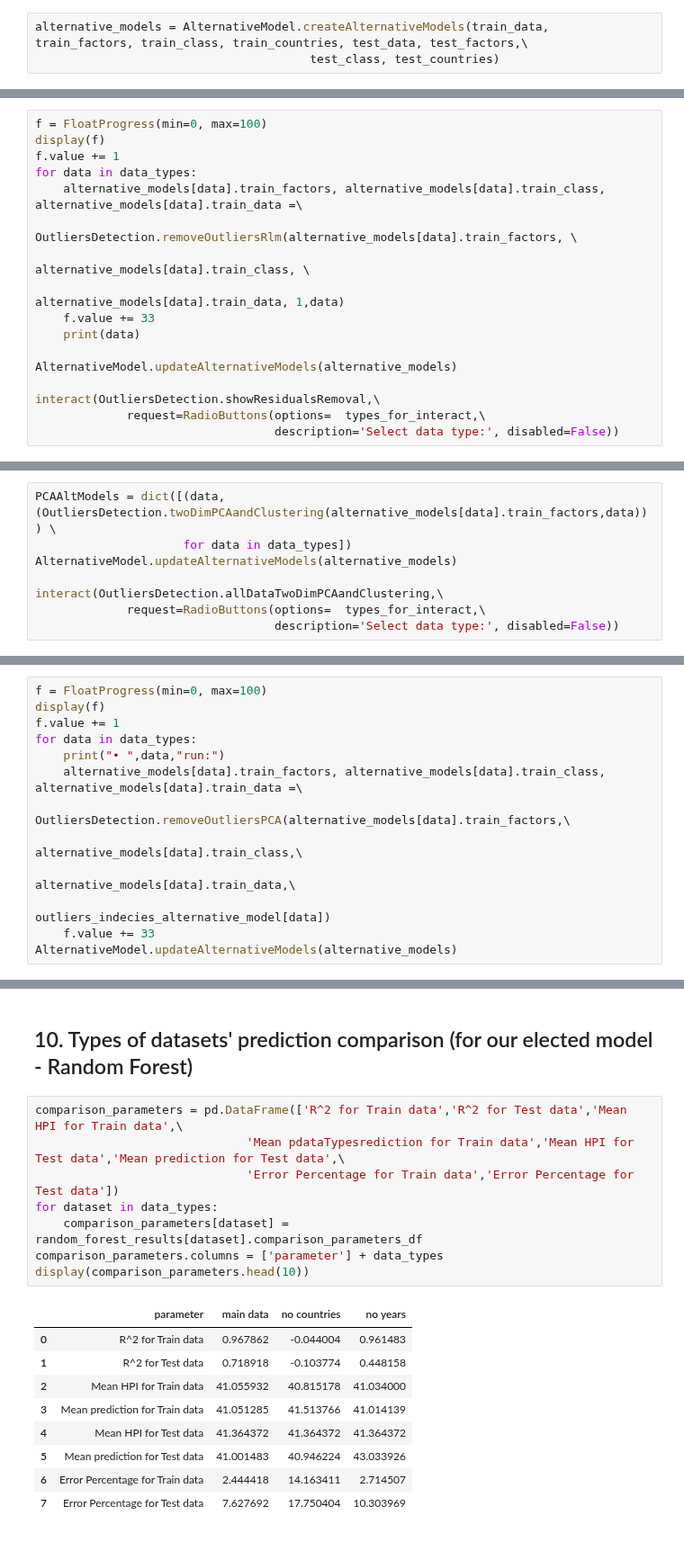
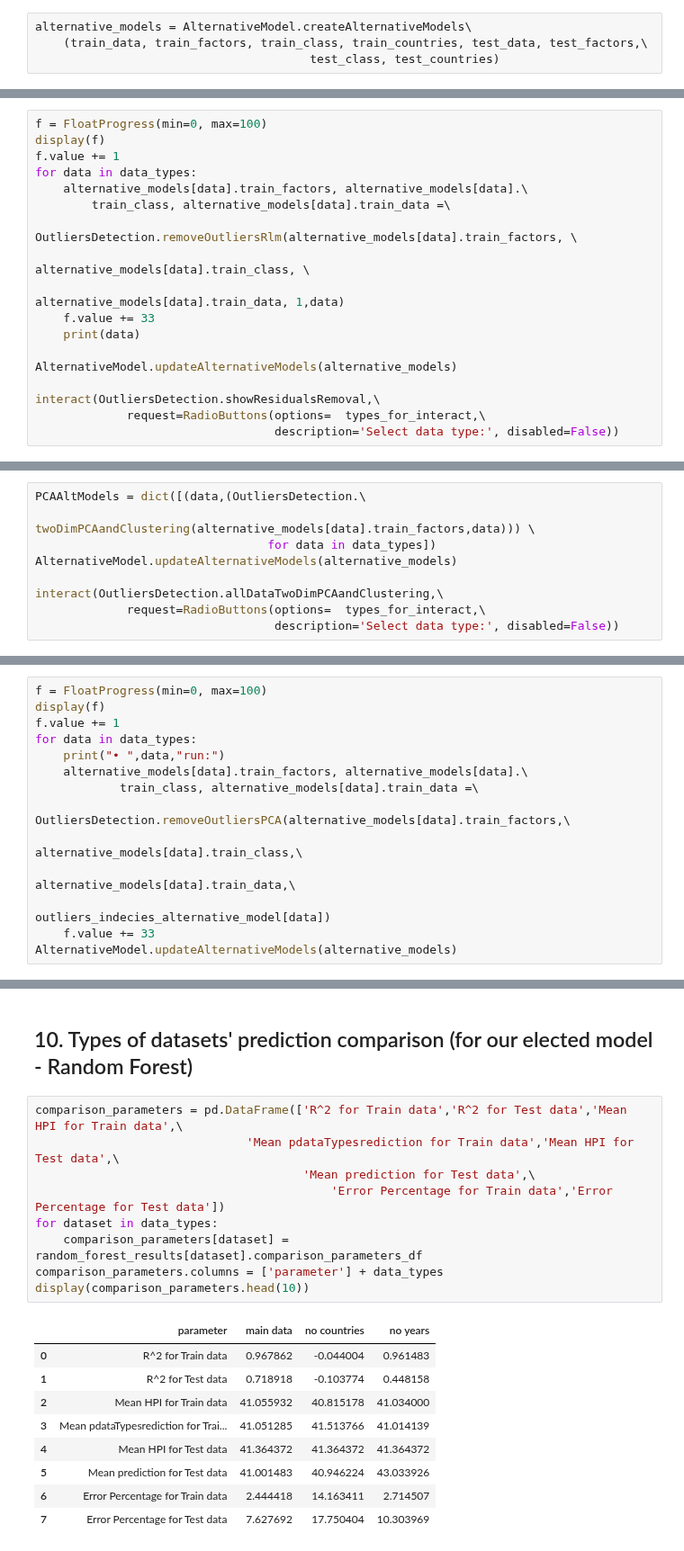
Before and after one commit to acrola/WorkShopDS, a Jupyter notebook: Project-Notebook.ipynb, the cells around one changed output, grey strips where cells are left out. Shown at 90% size. Saved outputs shown, nothing was run; the diff lists cells and outputs as text.

```diff
--- a/Project-Notebook.ipynb
+++ b/Project-Notebook.ipynb
@@ -250,7 +254,8 @@ dtype: object
 ### 3.7 Creating a yearless and countryless copies of the data
 #### Henceforth, we duplicate our actions handling the data for each copy
 # %%
-alternative_models = AlternativeModel.createAlternativeModels(train_data, train_factors, train_class, train_countries, test_data, test_factors,\
+alternative_models = AlternativeModel.createAlternativeModels\
+    (train_data, train_factors, train_class, train_countries, test_data, test_factors,\
                                        test_class, test_countries)
 # %% [markdown]
 ### 3.8 Data linearity proving
@@ -290,7 +295,8 @@ f = FloatProgress(min=0, max=100)
 display(f)
 f.value += 1
 for data in data_types:
-    alternative_models[data].train_factors, alternative_models[data].train_class, alternative_models[data].train_data =\
+    alternative_models[data].train_factors, alternative_models[data].\
+        train_class, alternative_models[data].train_data =\
                                 OutliersDetection.removeOutliersRlm(alternative_models[data].train_factors, \
                                                                     alternative_models[data].train_class, \
                                                                 alternative_models[data].train_data, 1,data)
@@ -310,8 +316,9 @@ Please choose an option
 # %% [markdown]
 #### 4.2.1 Apply 2D-PCA dimension reduction for visual outliers detection
 # %%
-PCAAltModels = dict([(data,(OutliersDetection.twoDimPCAandClustering(alternative_models[data].train_factors,data))) \
-                     for data in data_types])
+PCAAltModels = dict([(data,(OutliersDetection.\
+                            twoDimPCAandClustering(alternative_models[data].train_factors,data))) \
+                                 for data in data_types])
 AlternativeModel.updateAlternativeModels(alternative_models)
 
 interact(OutliersDetection.allDataTwoDimPCAandClustering,\
@@ -339,7 +346,8 @@ display(f)
 f.value += 1
 for data in data_types:
     print("• ",data,"run:")
-    alternative_models[data].train_factors, alternative_models[data].train_class, alternative_models[data].train_data =\
+    alternative_models[data].train_factors, alternative_models[data].\
+            train_class, alternative_models[data].train_data =\
                                 OutliersDetection.removeOutliersPCA(alternative_models[data].train_factors,\
                                                                     alternative_models[data].train_class,\
                                                                     alternative_models[data].train_data,\
@@ -522,18 +536,19 @@ Please choose an option
 ## 10.  Types of datasets' prediction comparison (for our elected model - Random Forest)
 # %%
 comparison_parameters = pd.DataFrame(['R^2 for Train data','R^2 for Test data','Mean HPI for Train data',\
-                              'Mean pdataTypesrediction for Train data','Mean HPI for Test data','Mean prediction for Test data',\
-                              'Error Percentage for Train data','Error Percentage for Test data'])
+                              'Mean pdataTypesrediction for Train data','Mean HPI for Test data',\
+                                      'Mean prediction for Test data',\
+                                          'Error Percentage for Train data','Error Percentage for Test data'])
 for dataset in data_types:
     comparison_parameters[dataset] = random_forest_results[dataset].comparison_parameters_df
 comparison_parameters.columns = ['parameter'] + data_types
 display(comparison_parameters.head(10))
 # %% [output]
 |  | parameter | main data | no countries | no years |
 | 0 | R^2 for Train data | 0.967862 | -0.044004 | 0.961483 |
 | 1 | R^2 for Test data | 0.718918 | -0.103774 | 0.448158 |
 | 2 | Mean HPI for Train data | 41.055932 | 40.815178 | 41.034000 |
-| 3 | Mean prediction for Train data | 41.051285 | 41.513766 | 41.014139 |
+| 3 | Mean pdataTypesrediction for Trai... | 41.051285 | 41.513766 | 41.014139 |
 | 4 | Mean HPI for Test data | 41.364372 | 41.364372 | 41.364372 |
 | 5 | Mean prediction for Test data | 41.001483 | 40.946224 | 43.033926 |
 | 6 | Error Percentage for Train data | 2.444418 | 14.163411 | 2.714507 |
```
Also changed, not shown: parts of 14 cells of this notebook, 7 other files.
